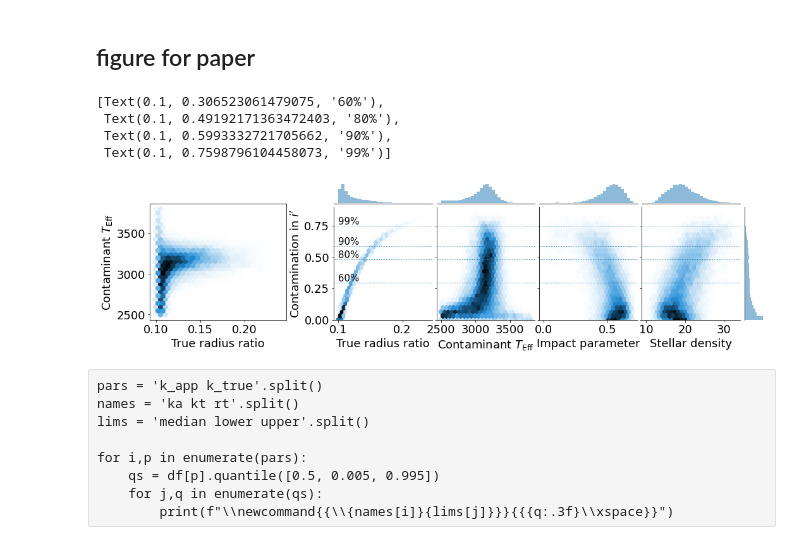
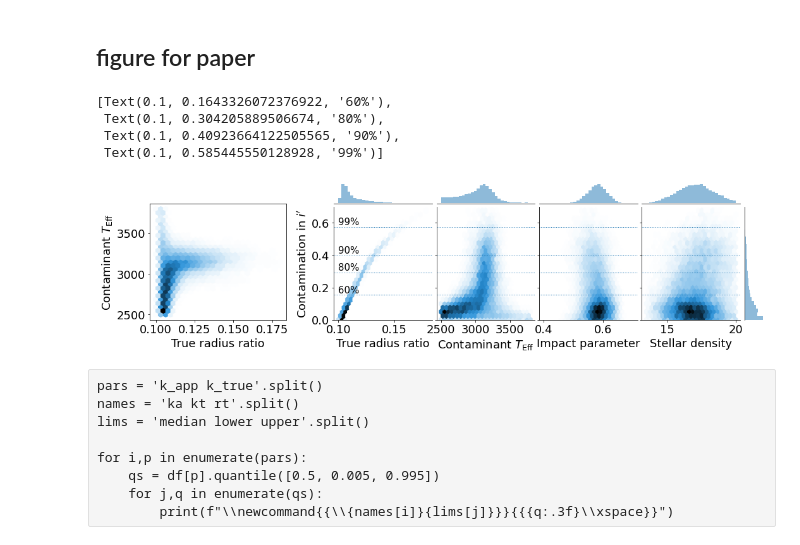
Before and after one commit to jpdeleon/toi1696, a Jupyter notebook: notebooks/contamination.ipynb, the cells around one changed output. Saved outputs shown, nothing was run; the diff lists cells and outputs as text; code cells hidden in the pictures.

```diff
--- a/notebooks/contamination.ipynb
+++ b/notebooks/contamination.ipynb
@@ -196,7 +196,7 @@ lpf.set_prior('teff_h', NP(star_teff.n, 100)) #inflated uncertainty
 
 #rho_star posterior reaches rho=23 gcc default upper boundary
 #M dwarfs in NExSci have rho<32 gcc
-lpf.set_prior('rho', NP(17, 4.5))
+lpf.set_prior('rho', NP(16.8, 1.5))
 lpf.set_prior('k2_app', UP(0.009, 0.011))
 # lpf.set_prior('k2_app', NP(0.1, 0.01))
 lpf.ps
@@ -505,36 +505,36 @@ fig.savefig(f'../paper/figures/contaminated_lpf_jointplot2_{outdir}.png', bbox_i
 # %%
 from matplotlib.pyplot import setp
 from numpy import percentile
 from pytransit.contamination.plotting import _jplot
 from matplotlib.pyplot import rcParams
 
 rcParams['font.size'] = 18
 
 def joint_marginal_plot2(df, fw=10, nb=30, gs=25, **kwargs):
     return _jplot(df.k_true, df.teff_c, df.cnt, df.b, df.rho, fw, nb, gs, **kwargs)[0]
 
 fig = joint_marginal_plot2(df,
-                          htelim=(0.1, 0.24),
+                          htelim=(0.1, 0.18),
                           ctelim=(2500, 3800),
-                          blim=(0, 0.7),
-                          clim=(0, 0.9),
-                          rlim=(10,33),
+                          blim=(0.4, 0.7),
+                          clim=(0, 0.7),
+                          rlim=(13.5,20),
                            fw=15
                          )
 
 setp(fig.axes[0:2], xlabel='True radius ratio')
 ps = percentile(df.cnt, [60, 80, 90, 99])
 [[ax.axhline(p, lw=1, ls=':') for p in ps] for ax in fig.axes[1:5]]
 [fig.axes[1].text(0.1, p+0.01, '{:2d}%'.format(t), size='small') for p,t in zip(ps, [60, 80, 90, 99])]
 
 # fig.axes[4].set_xlim(12,16)
 # fig.axes[8].set_xlim(12,16)
 # %% [output]
-[Text(0.1, 0.306523061479075, '60%'),
- Text(0.1, 0.49192171363472403, '80%'),
- Text(0.1, 0.5993332721705662, '90%'),
- Text(0.1, 0.7598796104458073, '99%')]
+[Text(0.1, 0.1643326072376922, '60%'),
+ Text(0.1, 0.304205889506674, '80%'),
+ Text(0.1, 0.40923664122505565, '90%'),
+ Text(0.1, 0.585445550128928, '99%')]
-[figure, old version]
+[figure, new version]
 # %%
 fig.savefig(f'../paper/figures/contaminated_lpf_jointplot2_{outdir}.png', bbox_inches=False, facecolor='w')
 # %% [raw]
```
Also changed, not shown: parts of 15 cells of this notebook, 23 other files.
